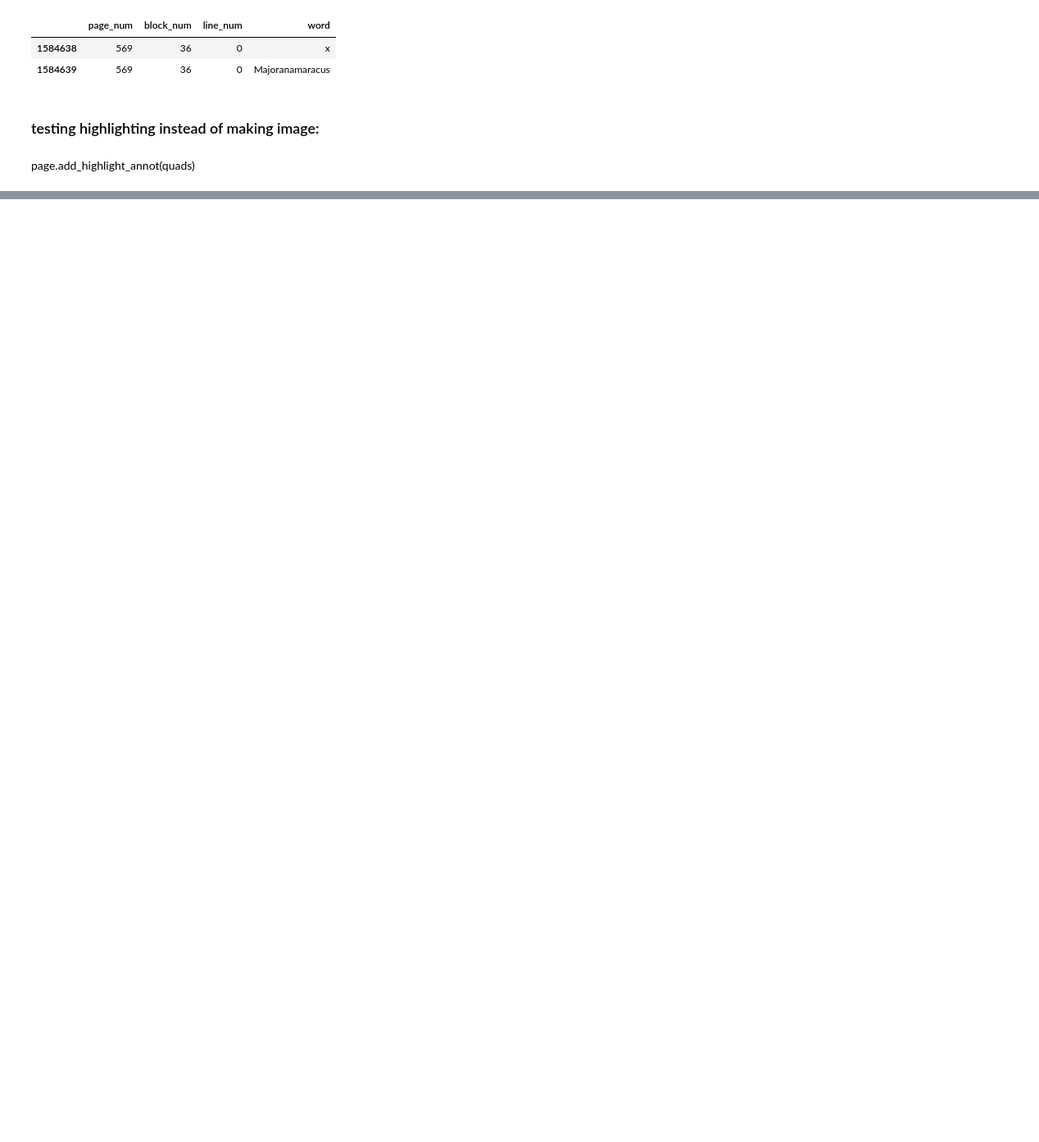
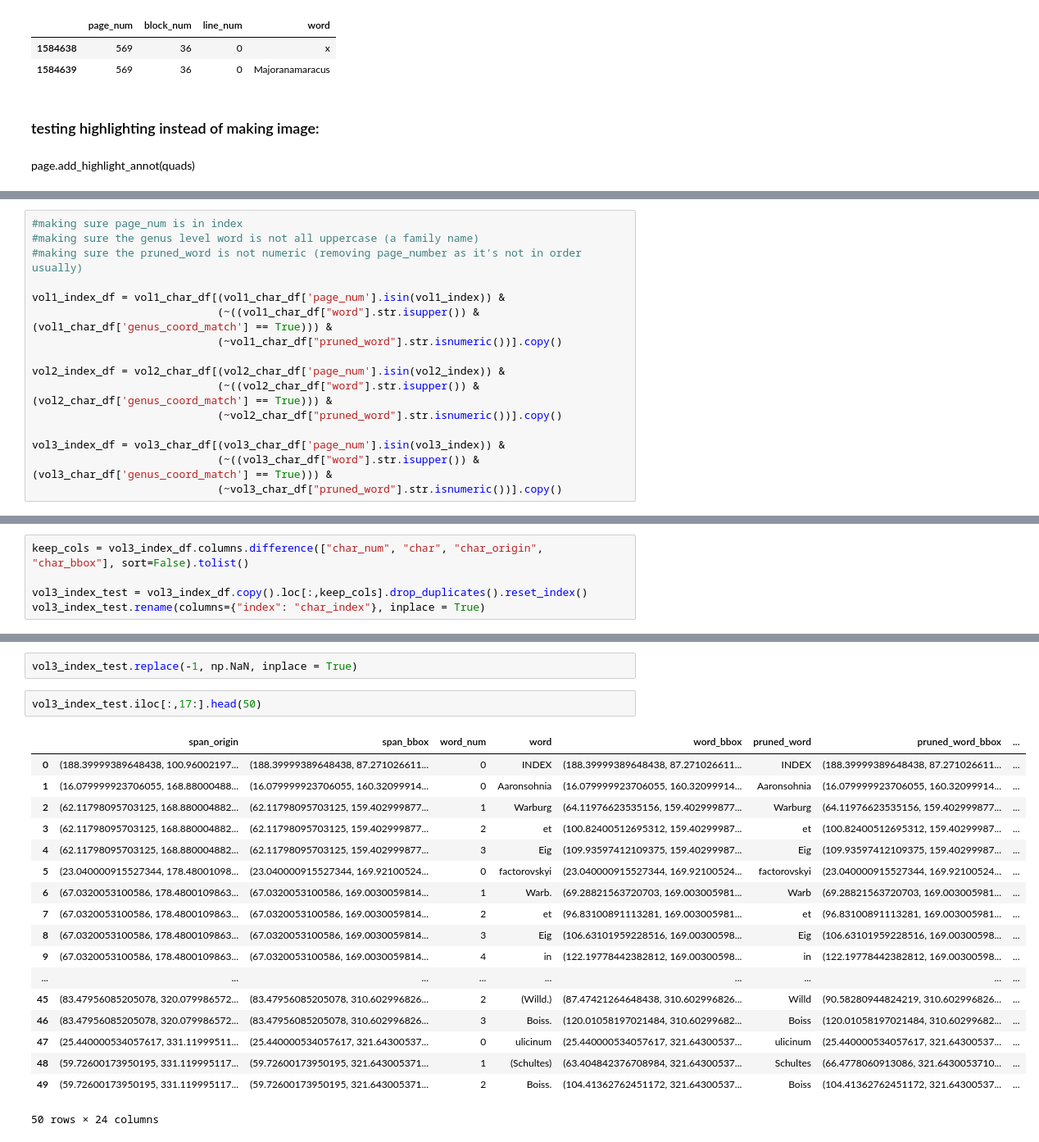
Before and after one commit to shidedh/UpdateFlora, a Jupyter notebook: index_code/0314_index_code.ipynb, the cells around one changed output, grey strips where cells are left out. Shown: that part at 82% size. Cells and saved outputs as stored; diff of their text form; blank space fills up the shorter version.

```diff
--- a/index_code/0314_index_code.ipynb
+++ b/index_code/0314_index_code.ipynb
@@ -747,0 +976,16 @@ vol3_char_df['']
+# %%
+#making sure page_num is in index
+#making sure the genus level word is not all uppercase (a family name)
+#making sure the pruned_word is not numeric (removing page_number as it's not in order usually)
+
+vol1_index_df = vol1_char_df[(vol1_char_df['page_num'].isin(vol1_index)) &
+                             (~((vol1_char_df["word"].str.isupper()) & (vol1_char_df['genus_coord_match'] == True))) &
+                             (~vol1_char_df["pruned_word"].str.isnumeric())].copy()
+
+vol2_index_df = vol2_char_df[(vol2_char_df['page_num'].isin(vol2_index)) &
+                             (~((vol2_char_df["word"].str.isupper()) & (vol2_char_df['genus_coord_match'] == True))) &
+                             (~vol2_char_df["pruned_word"].str.isnumeric())].copy()
+
+vol3_index_df = vol3_char_df[(vol3_char_df['page_num'].isin(vol3_index)) &
+                             (~((vol3_char_df["word"].str.isupper()) & (vol3_char_df['genus_coord_match'] == True))) &
+                             (~vol3_char_df["pruned_word"].str.isnumeric())].copy()
@@ -747,0 +1026,5 @@ vol3_char_df['']
+# %%
+keep_cols = vol3_index_df.columns.difference(["char_num", "char", "char_origin", "char_bbox"], sort=False).tolist()
+
+vol3_index_test = vol3_index_df.copy().loc[:,keep_cols].drop_duplicates().reset_index()
+vol3_index_test.rename(columns={"index": "char_index"}, inplace = True)
@@ -747,0 +1039,23 @@ vol3_char_df['']
+# %%
+vol3_index_test.replace(-1, np.NaN, inplace = True)
+# %%
+vol3_index_test.iloc[:,17:].head(50)
+# %% [output]
+|  | span_origin | span_bbox | word_num | word | word_bbox | pruned_word | pruned_word_bbox | ... |
+| 0 | (188.39999389648438, 100.96002197... | (188.39999389648438, 87.271026611... | 0 | INDEX | (188.39999389648438, 87.271026611... | INDEX | (188.39999389648438, 87.271026611... | ... |
+| 1 | (16.079999923706055, 168.88000488... | (16.079999923706055, 160.32099914... | 0 | Aaronsohnia | (16.079999923706055, 160.32099914... | Aaronsohnia | (16.079999923706055, 160.32099914... | ... |
+| 2 | (62.11798095703125, 168.880004882... | (62.11798095703125, 159.402999877... | 1 | Warburg | (64.11976623535156, 159.402999877... | Warburg | (64.11976623535156, 159.402999877... | ... |
+| 3 | (62.11798095703125, 168.880004882... | (62.11798095703125, 159.402999877... | 2 | et | (100.82400512695312, 159.40299987... | et | (100.82400512695312, 159.40299987... | ... |
+| 4 | (62.11798095703125, 168.880004882... | (62.11798095703125, 159.402999877... | 3 | Eig | (109.93597412109375, 159.40299987... | Eig | (109.93597412109375, 159.40299987... | ... |
+| 5 | (23.040000915527344, 178.48001098... | (23.040000915527344, 169.92100524... | 0 | factorovskyi | (23.040000915527344, 169.92100524... | factorovskyi | (23.040000915527344, 169.92100524... | ... |
+| 6 | (67.0320053100586, 178.4800109863... | (67.0320053100586, 169.0030059814... | 1 | Warb. | (69.28821563720703, 169.003005981... | Warb | (69.28821563720703, 169.003005981... | ... |
+| 7 | (67.0320053100586, 178.4800109863... | (67.0320053100586, 169.0030059814... | 2 | et | (96.83100891113281, 169.003005981... | et | (96.83100891113281, 169.003005981... | ... |
+| 8 | (67.0320053100586, 178.4800109863... | (67.0320053100586, 169.0030059814... | 3 | Eig | (106.63101959228516, 169.00300598... | Eig | (106.63101959228516, 169.00300598... | ... |
+| 9 | (67.0320053100586, 178.4800109863... | (67.0320053100586, 169.0030059814... | 4 | in | (122.19778442382812, 169.00300598... | in | (122.19778442382812, 169.00300598... | ... |
+| ... | ... | ... | ... | ... | ... | ... | ... | ... |
+| 45 | (83.47956085205078, 320.079986572... | (83.47956085205078, 310.602996826... | 2 | (Willd.) | (87.47421264648438, 310.602996826... | Willd | (90.58280944824219, 310.602996826... | ... |
+| 46 | (83.47956085205078, 320.079986572... | (83.47956085205078, 310.602996826... | 3 | Boiss. | (120.01058197021484, 310.60299682... | Boiss | (120.01058197021484, 310.60299682... | ... |
+| 47 | (25.440000534057617, 331.11999511... | (25.440000534057617, 321.64300537... | 0 | ulicinum | (25.440000534057617, 321.64300537... | ulicinum | (25.440000534057617, 321.64300537... | ... |
+| 48 | (59.72600173950195, 331.119995117... | (59.72600173950195, 321.643005371... | 1 | (Schultes) | (63.404842376708984, 321.64300537... | Schultes | (66.4778060913086, 321.6430053710... | ... |
+| 49 | (59.72600173950195, 331.119995117... | (59.72600173950195, 321.643005371... | 2 | Boiss. | (104.41362762451172, 321.64300537... | Boiss | (104.41362762451172, 321.64300537... | ... |
+50 rows × 24 columns
```
Also changed, not shown: parts of 48 cells of this notebook, 4 other files.
